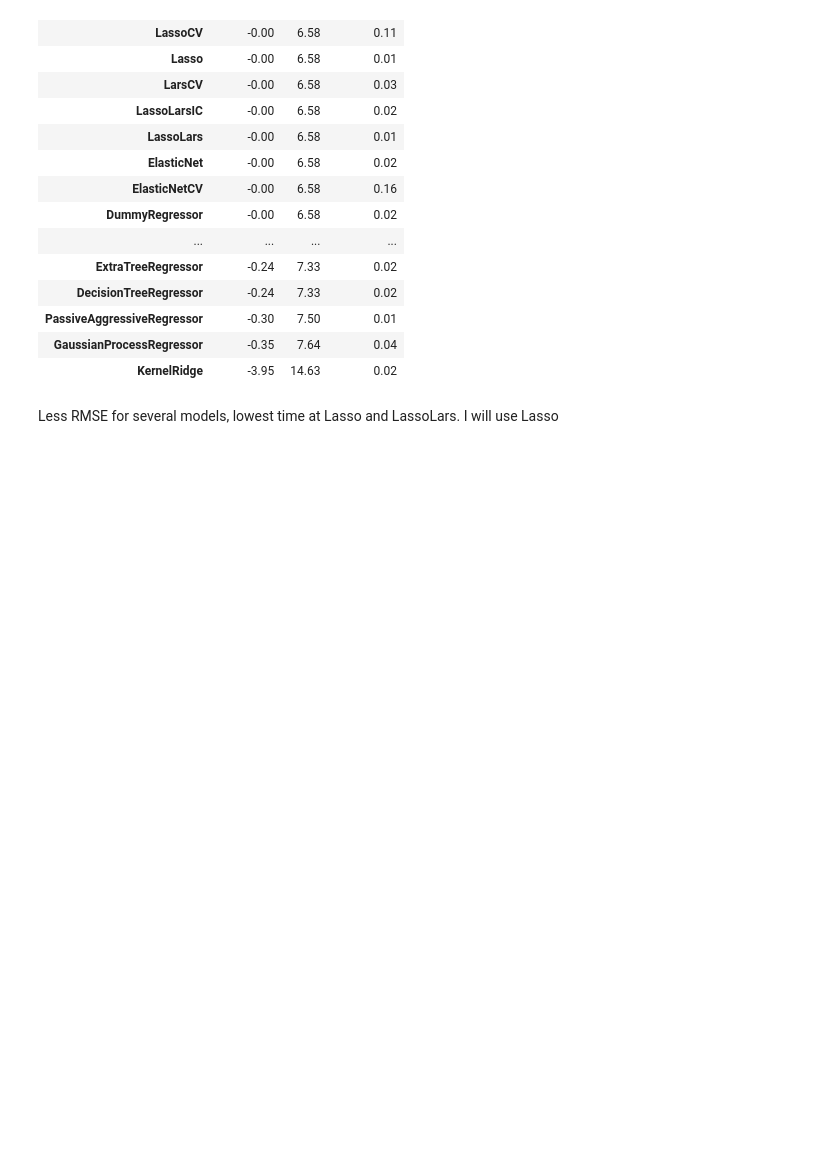
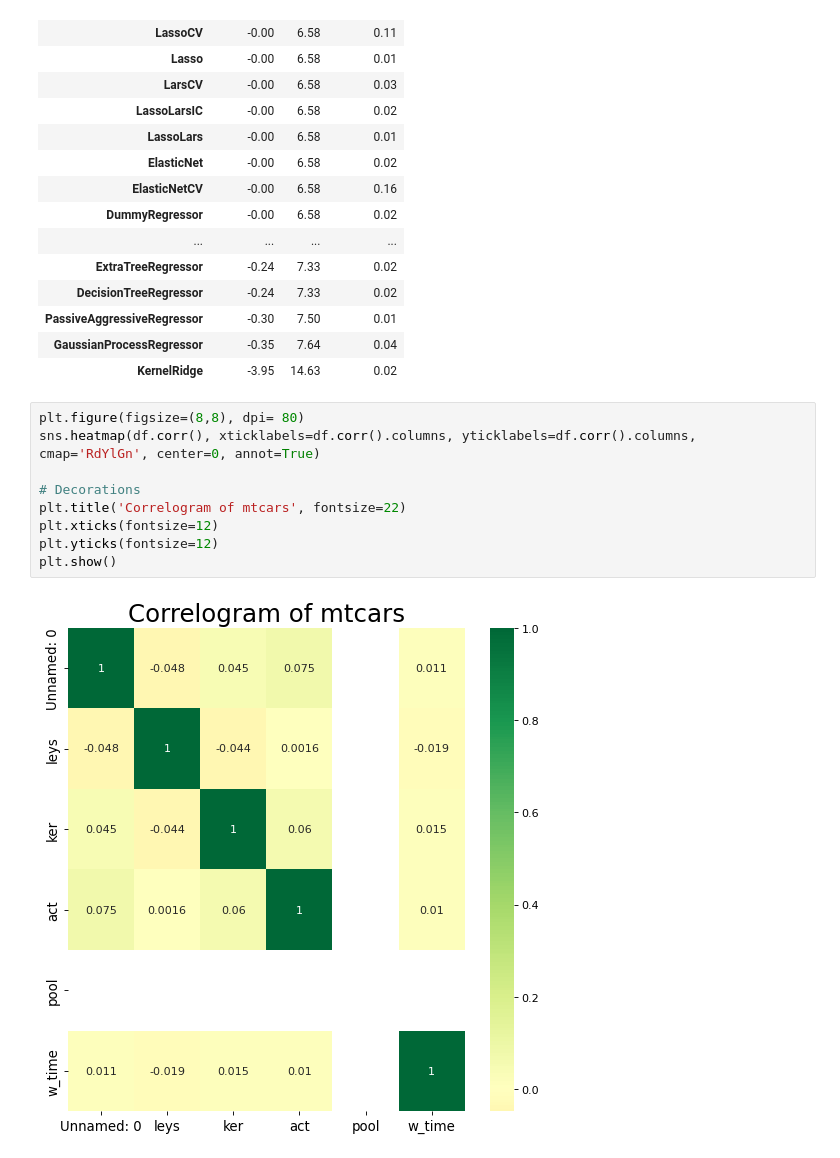
Before and after one commit to RuslanAvtobot/Test_for_MIL_Team, a Jupyter notebook: regres_model.ipynb, the cells around one changed output. Cells and saved outputs as stored; diff of their text form; blank space fills up the shorter version.

Commit message:
Update model file

```diff
--- a/regres_model.ipynb
+++ b/regres_model.ipynb
@@ -421,5 +425,14 @@ models
 | PassiveAggressiveRegressor | -0.30 | 7.50 | 0.01 |
 | GaussianProcessRegressor | -0.35 | 7.64 | 0.04 |
 | KernelRidge | -3.95 | 14.63 | 0.02 |
-# %% [markdown]
-Less RMSE for several models, lowest time at Lasso and LassoLars. I will use Lasso
+# %%
+plt.figure(figsize=(8,8), dpi= 80)
+sns.heatmap(df.corr(), xticklabels=df.corr().columns, yticklabels=df.corr().columns, cmap='RdYlGn', center=0, annot=True)
+
+# Decorations
+plt.title('Correlogram of mtcars', fontsize=22)
+plt.xticks(fontsize=12)
+plt.yticks(fontsize=12)
+plt.show()
+# %% [output]
+[figure, added]
```
Also changed, not shown: parts of 2 cells of this notebook, 1 other file.
